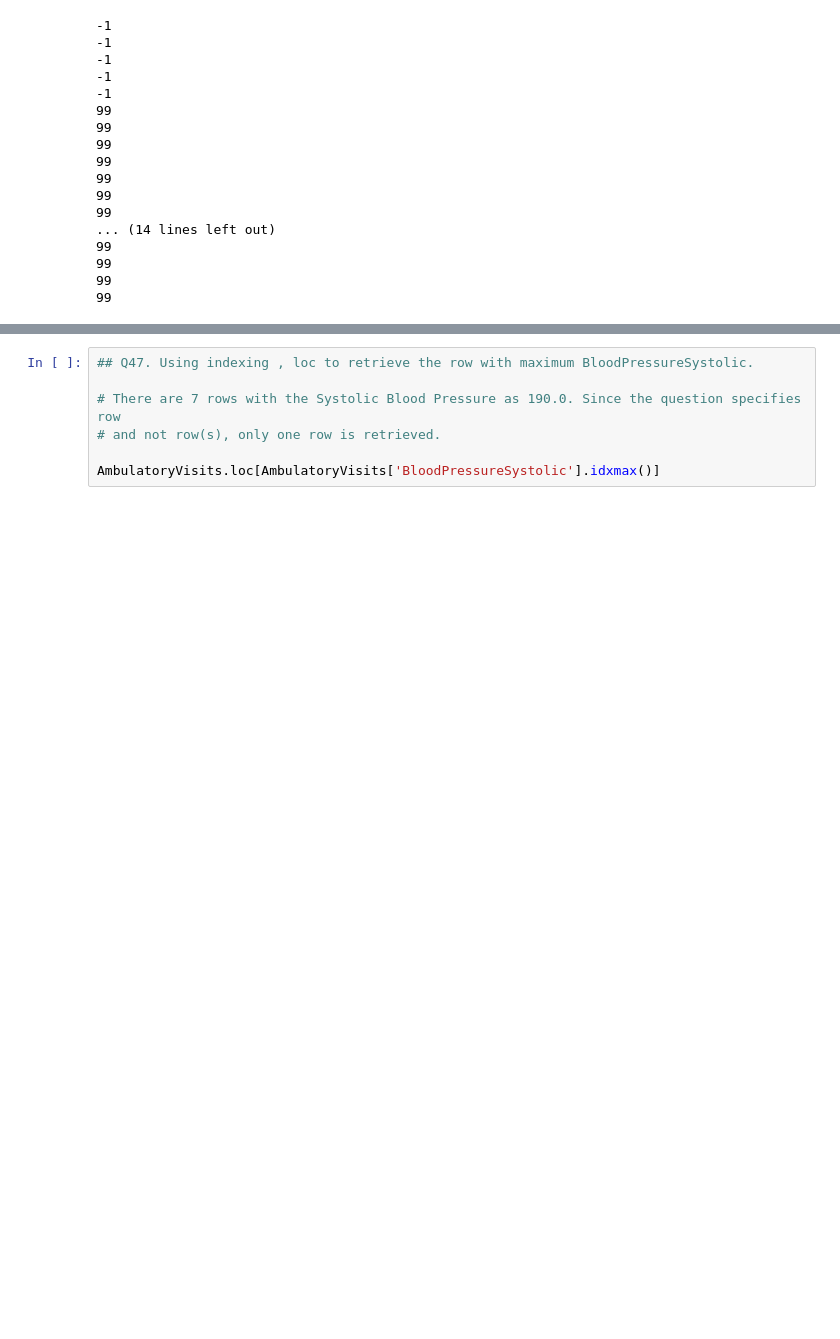
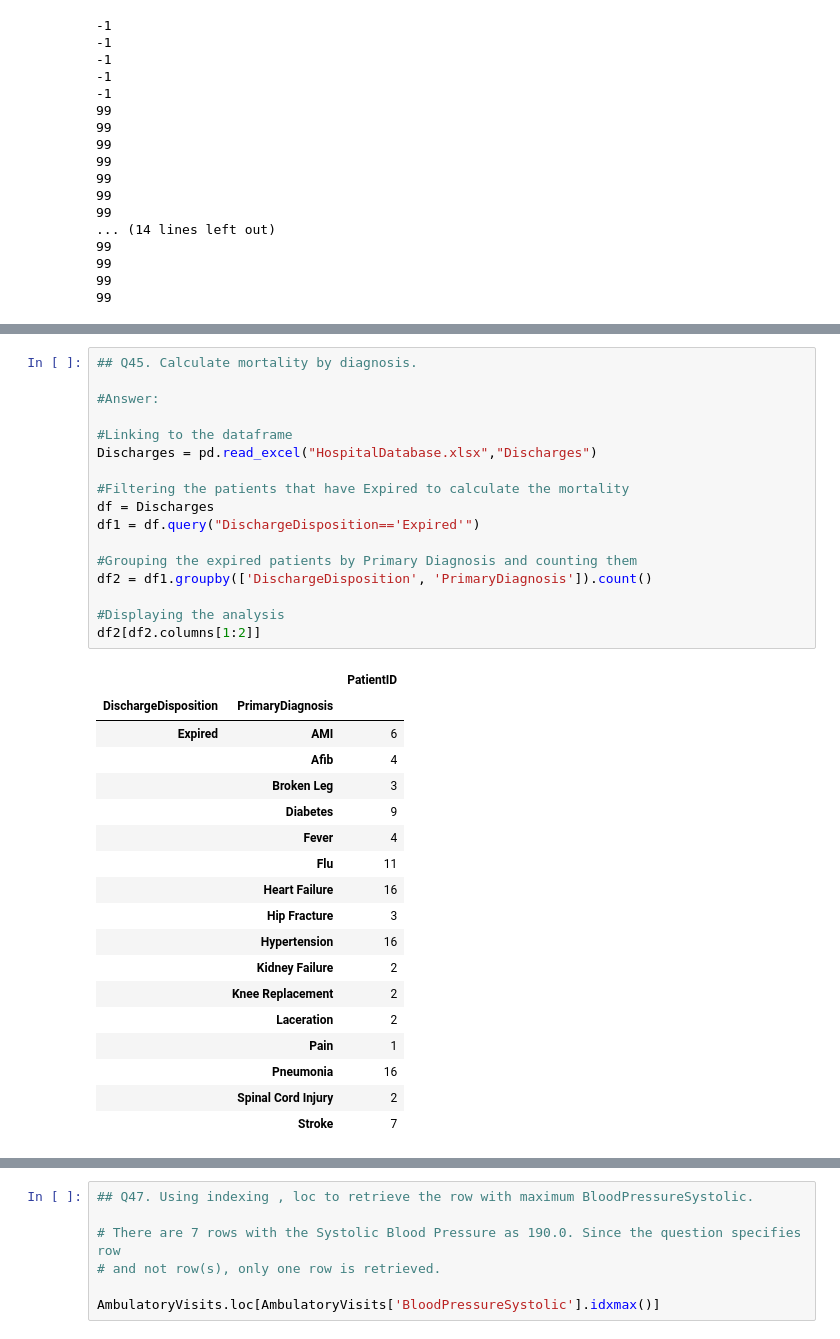
Before and after one commit to Seenu-Raj/Panda_Girls_Team3, a Jupyter notebook: Team3_PandaGirls_Q41-50.ipynb, the cells around one changed output, grey strips where cells are left out. Cells and saved outputs as stored; diff of their text form; blank space fills up the shorter version.

```diff
--- a/Team3_PandaGirls_Q41-50.ipynb
+++ b/Team3_PandaGirls_Q41-50.ipynb
@@ -76,0 +104,36 @@ for i in range(arr.shape[0]):
+# %%
+## Q45. Calculate mortality by diagnosis.
+
+#Answer:
+
+#Linking to the dataframe
+Discharges = pd.read_excel("HospitalDatabase.xlsx","Discharges")
+
+#Filtering the patients that have Expired to calculate the mortality
+df = Discharges
+df1 = df.query("DischargeDisposition=='Expired'")
+
+#Grouping the expired patients by Primary Diagnosis and counting them
+df2 = df1.groupby(['DischargeDisposition', 'PrimaryDiagnosis']).count()
+
+#Displaying the analysis
+df2[df2.columns[1:2]]
+# %% [output]
+|  |  | PatientID |
+| DischargeDisposition | PrimaryDiagnosis |  |
+| Expired | AMI | 6 |
+|  | Afib | 4 |
+|  | Broken Leg | 3 |
+|  | Diabetes | 9 |
+|  | Fever | 4 |
+|  | Flu | 11 |
+|  | Heart Failure | 16 |
+|  | Hip Fracture | 3 |
+|  | Hypertension | 16 |
+|  | Kidney Failure | 2 |
+|  | Knee Replacement | 2 |
+|  | Laceration | 2 |
+|  | Pain | 1 |
+|  | Pneumonia | 16 |
+|  | Spinal Cord Injury | 2 |
+|  | Stroke | 7 |
```
Also changed, not shown: parts of 8 cells of this notebook.
